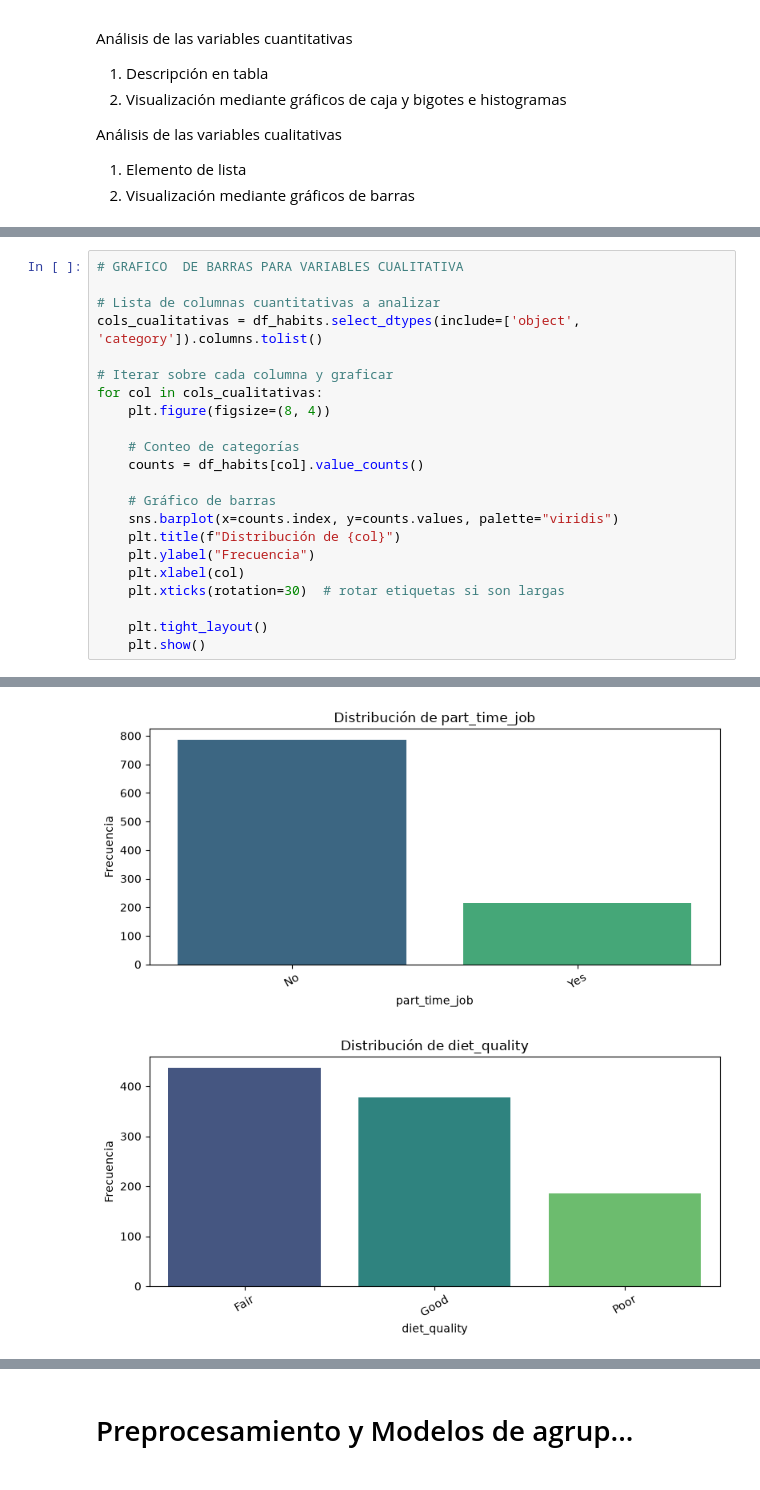
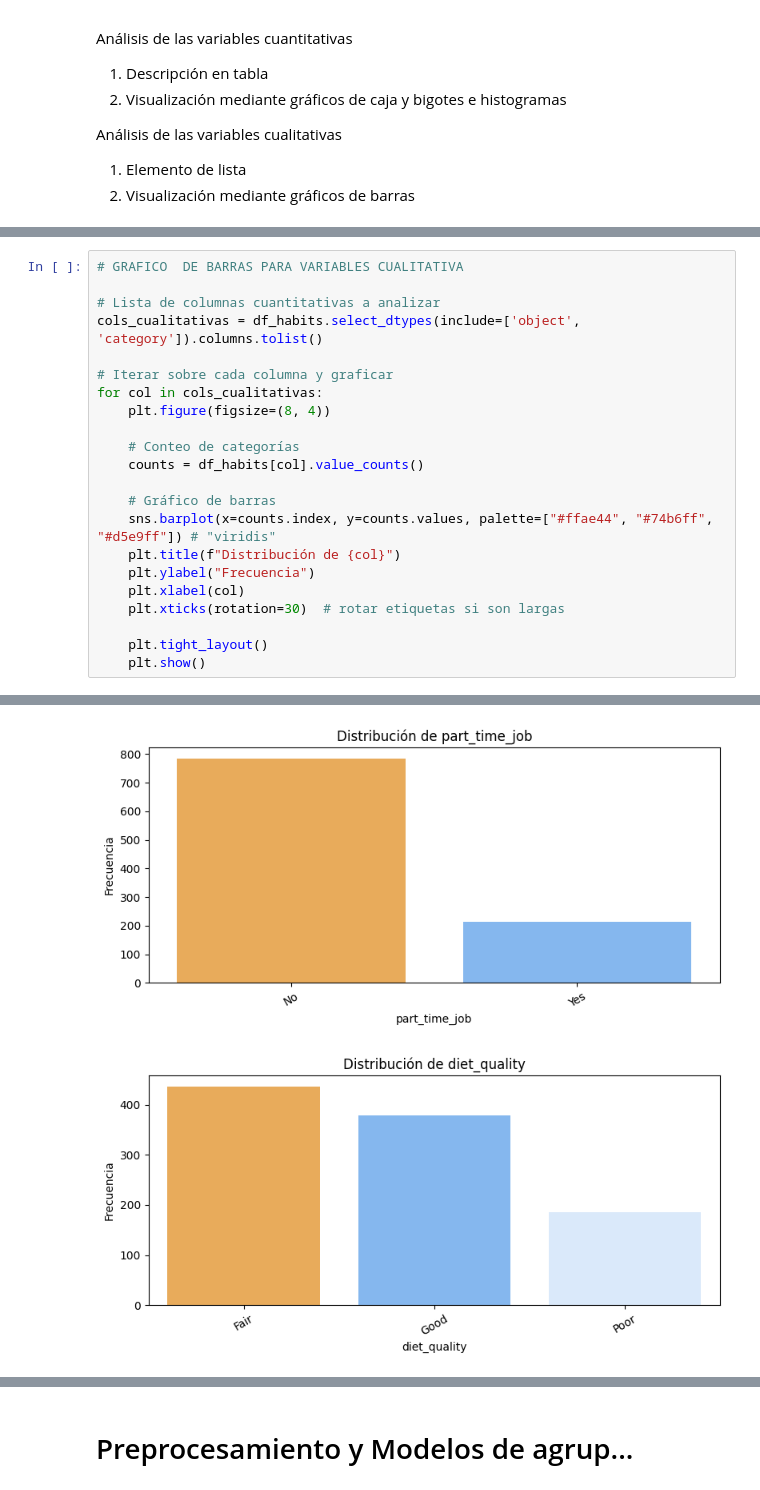
Before and after one commit to gapalfaro-cmyk/Proyecto-de-fin-de-modulo-6---Alfaro-Badillo-Cruz-Perez-Rupit, a Jupyter notebook: Modulo_VI_Equipo_15_Habits.ipynb, the cells around one changed output, grey strips where cells are left out. Cells and saved outputs as stored; diff of their text form.

```diff
--- a/Modulo_VI_Equipo_15_Habits.ipynb
+++ b/Modulo_VI_Equipo_15_Habits.ipynb
@@ -159,7 +165,7 @@ for col in cols_cualitativas:
     counts = df_habits[col].value_counts()
 
     # Gráfico de barras
-    sns.barplot(x=counts.index, y=counts.values, palette="viridis")
+    sns.barplot(x=counts.index, y=counts.values, palette=["#ffae44", "#74b6ff", "#d5e9ff"]) # "viridis"
     plt.title(f"Distribución de {col}")
     plt.ylabel("Frecuencia")
     plt.xlabel(col)
@@ -172,2 +178,2 @@ for col in cols_cualitativas:
-[figure, old version]
+[figure, new version]
-[figure, old version]
+[figure, new version]
```
Also changed, not shown: parts of 19 cells of this notebook.
